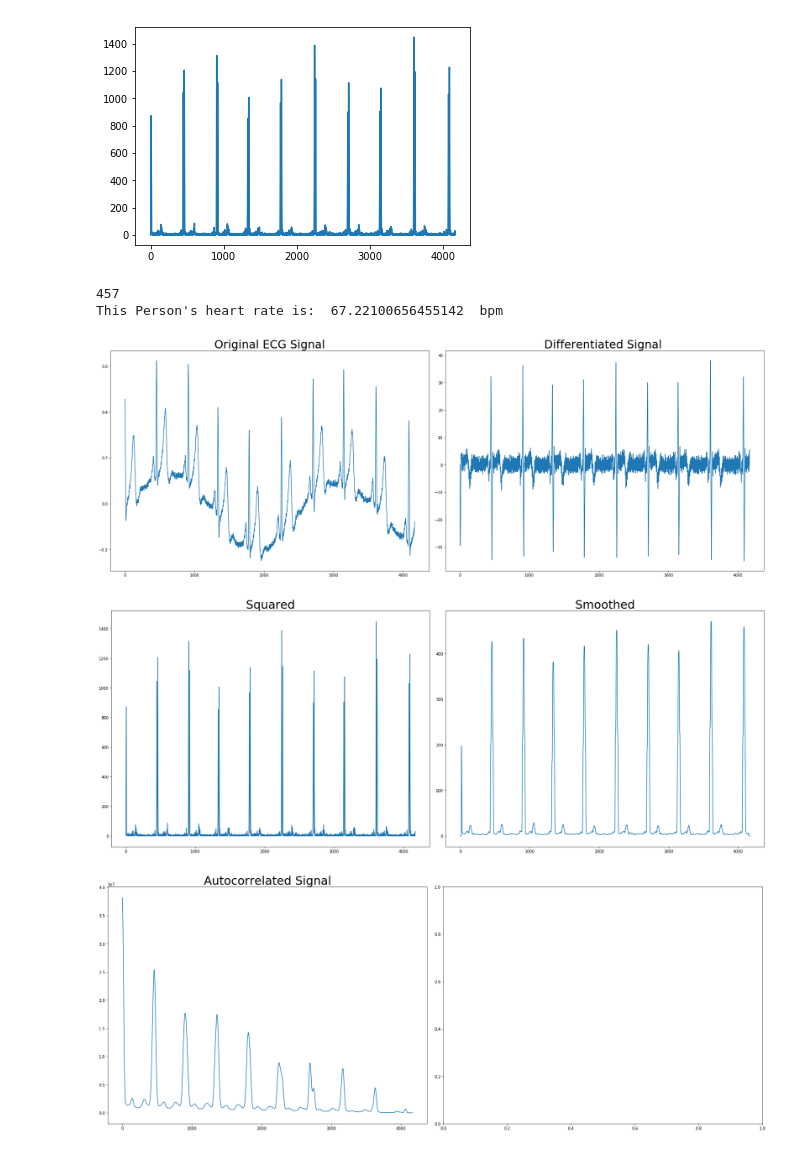
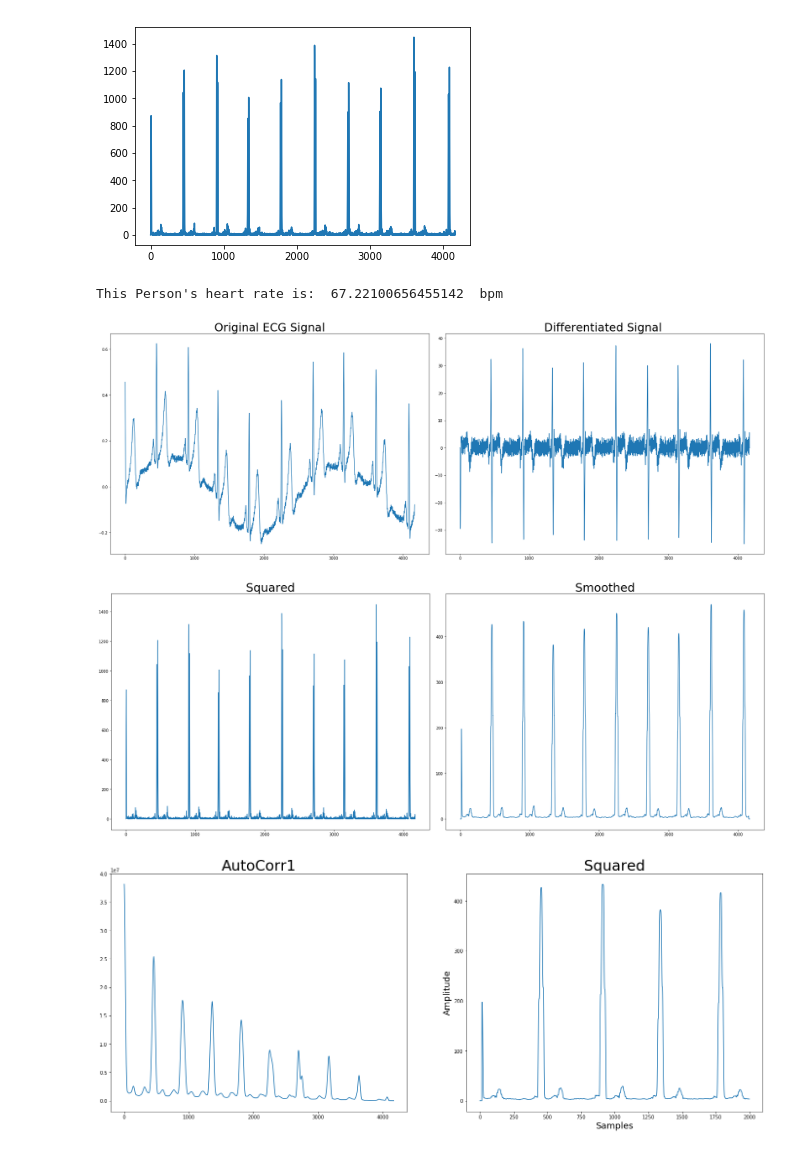
Before and after one commit to YomnaJehad/ECG_Analysis, a Jupyter notebook: code.ipynb, the cells around one changed output. Saved outputs shown, nothing was run; the diff lists cells and outputs as text; code cells hidden in the pictures.

Commit message:
problem1 delivery

```diff
--- a/code.ipynb
+++ b/code.ipynb
@@ -91,34 +91,41 @@ def ECG_Analysis(data_file_name,sampling_time=(1/512),window_size=31):
 
     ax2.plot(x_values,deriv)
     ax2.set_title('Differentiated Signal ', fontsize=30)
 
     plt.subplots_adjust(left=0., right=1, top=0.9, bottom=0.)
     #___
 
     f2, (ax3,ax4)=plt.subplots(1,2,figsize=(24,9))
     f2.tight_layout()
 
     ax3.plot(x_values,squares)
     ax3.set_title('Squared',fontsize=30)
 
     ax4.plot(x_values,smooth)
     ax4.set_title('Smoothed',fontsize=30)
     #_____
 
     f3, (ax5,ax6)=plt.subplots(1,2,figsize=(24,9))
-    f3.tight_layout()
+    #f3.tight_layout()
 
     ax5.plot(x_values,ac)
-    ax5.set_title('Autocorrelated Signal',fontsize=30)
+    ax5.set_title('AutoCorr1',fontsize=30)
+    plt.xlabel('Lag', fontsize=18)
+    plt.ylabel('Value', fontsize=18)
+
+    #FOR DELIVERY PURPOSES
+    ax6.plot(x_values[:2000],smooth[:2000])
+    ax6.set_title('Squared',fontsize=30)
+    plt.xlabel('Samples', fontsize=18)
+    plt.ylabel('Amplitude', fontsize=18)
 
 
     #___
     return heart_rate
 
 print("This Person's heart rate is: ",ECG_Analysis("Data1.txt")," bpm")
 # %% [output]
-457
 This Person's heart rate is:  67.22100656455142  bpm
 [figure]
 [figure]
-[figure, old version]
+[figure, new version]
```
Also changed, not shown: parts of 1 cell of this notebook, 4 other files.
